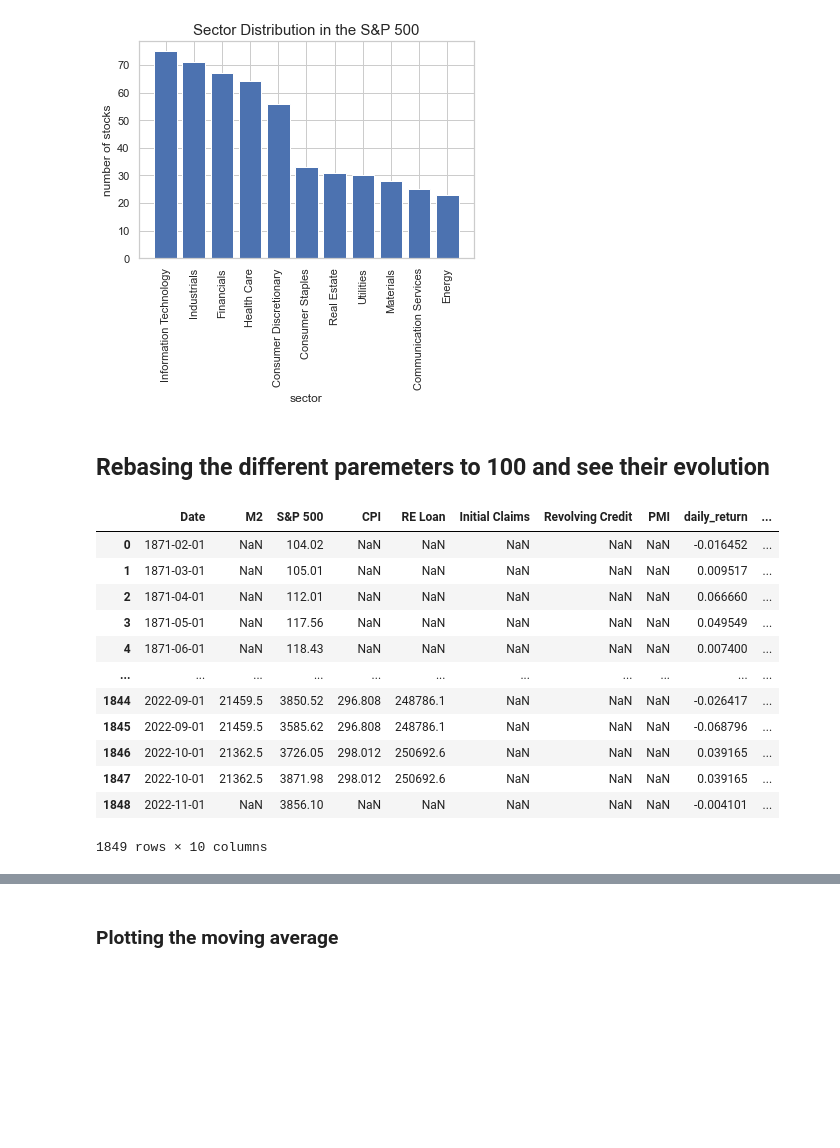
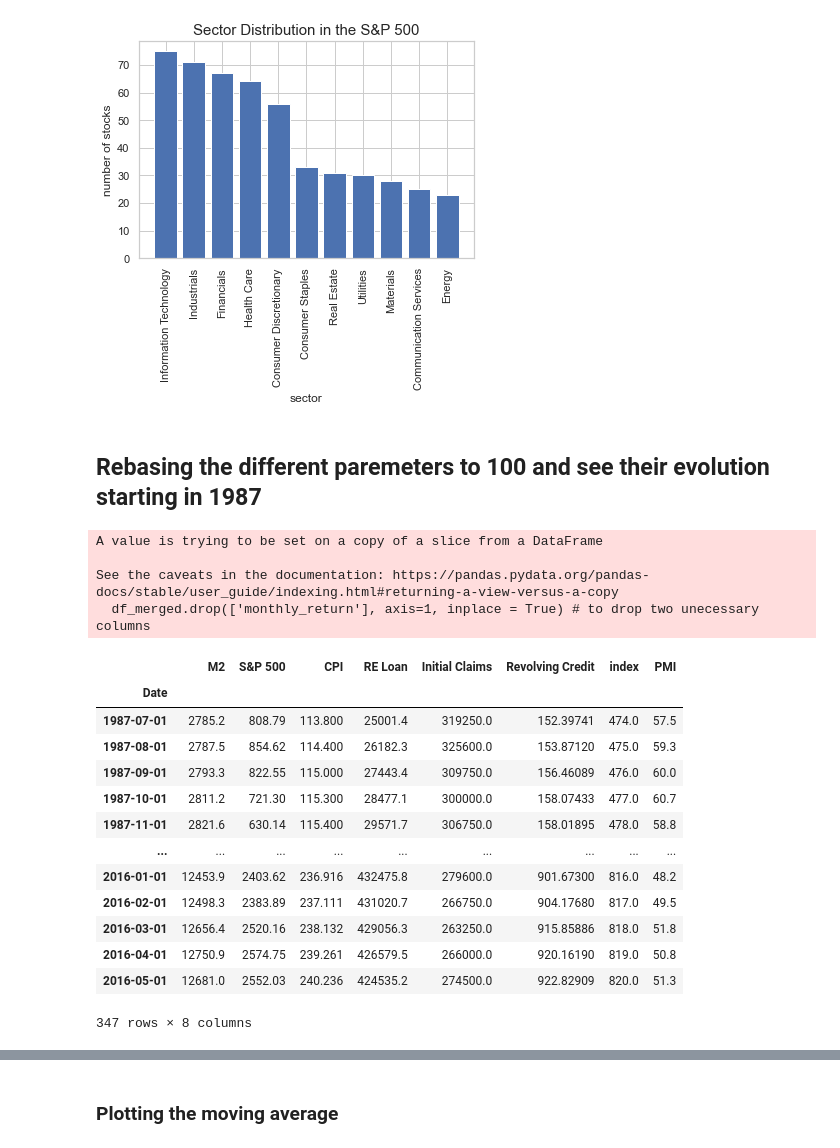
Before and after one commit to RaphHer/Project_Final_Ironhack, a Jupyter notebook: 5. Quandl Visualization .ipynb, the cells around one changed output, grey strips where cells are left out. Saved outputs shown, nothing was run; the diff lists cells and outputs as text; code cells hidden in the pictures; blank space fills up the shorter version.

```diff
--- a/5. Quandl Visualization .ipynb
+++ b/5. Quandl Visualization .ipynb
@@ -214,7 +156,0 @@ def get_dsr(day, dsr):
-# %%
-#https://www.youtube.com/watch?v=JhwPt2XI9oM
-df_merged = df_merged.set_index(pd.DatetimeIndex(df_merged['Date'].values))
-DSR = df_merged['S&P 500'].pct_change(1) # computing daily simple return
-df_merged['DSR'] = DSR
-# %%
-df_merged = df_merged[1:] #remove first row
@@ -280,21 +194,28 @@ plt.show()
 (503, 9)
 [figure]
 # %% [markdown]
-## Rebasing the different paremeters to 100 and see their evolution
+## Rebasing the different paremeters to 100 and see their evolution starting in 1987
 # %%
-df_merged.reset_index(drop=True, inplace=True)
+df_merged = df_merged.dropna()
+df_merged.drop(['monthly_return'], axis=1, inplace = True) # to drop two unecessary columns
+df_merged =df_merged.set_index('Date')
 df_merged
 # %% [output]
+A value is trying to be set on a copy of a slice from a DataFrame
+
+See the caveats in the documentation: https://pandas.pydata.org/pandas-docs/stable/user_guide/indexing.html#returning-a-view-versus-a-copy
+  df_merged.drop(['monthly_return'], axis=1, inplace = True) # to drop two unecessary columns
-|  | Date | M2 | S&P 500 | CPI | RE Loan | Initial Claims | Revolving Credit | PMI | daily_return | ... |
-| 0 | 1871-02-01 | NaN | 104.02 | NaN | NaN | NaN | NaN | NaN | -0.016452 | ... |
-| 1 | 1871-03-01 | NaN | 105.01 | NaN | NaN | NaN | NaN | NaN | 0.009517 | ... |
-| 2 | 1871-04-01 | NaN | 112.01 | NaN | NaN | NaN | NaN | NaN | 0.066660 | ... |
-| 3 | 1871-05-01 | NaN | 117.56 | NaN | NaN | NaN | NaN | NaN | 0.049549 | ... |
-| 4 | 1871-06-01 | NaN | 118.43 | NaN | NaN | NaN | NaN | NaN | 0.007400 | ... |
-| ... | ... | ... | ... | ... | ... | ... | ... | ... | ... | ... |
-| 1844 | 2022-09-01 | 21459.5 | 3850.52 | 296.808 | 248786.1 | NaN | NaN | NaN | -0.026417 | ... |
-| 1845 | 2022-09-01 | 21459.5 | 3585.62 | 296.808 | 248786.1 | NaN | NaN | NaN | -0.068796 | ... |
-| 1846 | 2022-10-01 | 21362.5 | 3726.05 | 298.012 | 250692.6 | NaN | NaN | NaN | 0.039165 | ... |
-| 1847 | 2022-10-01 | 21362.5 | 3871.98 | 298.012 | 250692.6 | NaN | NaN | NaN | 0.039165 | ... |
-| 1848 | 2022-11-01 | NaN | 3856.10 | NaN | NaN | NaN | NaN | NaN | -0.004101 | ... |
+|  | M2 | S&P 500 | CPI | RE Loan | Initial Claims | Revolving Credit | index | PMI |
+| Date |  |  |  |  |  |  |  |  |
+| 1987-07-01 | 2785.2 | 808.79 | 113.800 | 25001.4 | 319250.0 | 152.39741 | 474.0 | 57.5 |
+| 1987-08-01 | 2787.5 | 854.62 | 114.400 | 26182.3 | 325600.0 | 153.87120 | 475.0 | 59.3 |
+| 1987-09-01 | 2793.3 | 822.55 | 115.000 | 27443.4 | 309750.0 | 156.46089 | 476.0 | 60.0 |
+| 1987-10-01 | 2811.2 | 721.30 | 115.300 | 28477.1 | 300000.0 | 158.07433 | 477.0 | 60.7 |
+| 1987-11-01 | 2821.6 | 630.14 | 115.400 | 29571.7 | 306750.0 | 158.01895 | 478.0 | 58.8 |
+| ... | ... | ... | ... | ... | ... | ... | ... | ... |
+| 2016-01-01 | 12453.9 | 2403.62 | 236.916 | 432475.8 | 279600.0 | 901.67300 | 816.0 | 48.2 |
+| 2016-02-01 | 12498.3 | 2383.89 | 237.111 | 431020.7 | 266750.0 | 904.17680 | 817.0 | 49.5 |
+| 2016-03-01 | 12656.4 | 2520.16 | 238.132 | 429056.3 | 263250.0 | 915.85886 | 818.0 | 51.8 |
+| 2016-04-01 | 12750.9 | 2574.75 | 239.261 | 426579.5 | 266000.0 | 920.16190 | 819.0 | 50.8 |
+| 2016-05-01 | 12681.0 | 2552.03 | 240.236 | 424535.2 | 274500.0 | 922.82909 | 820.0 | 51.3 |
-1849 rows × 10 columns
+347 rows × 8 columns
```
Also changed, not shown: parts of 31 cells of this notebook, 28 other files.
